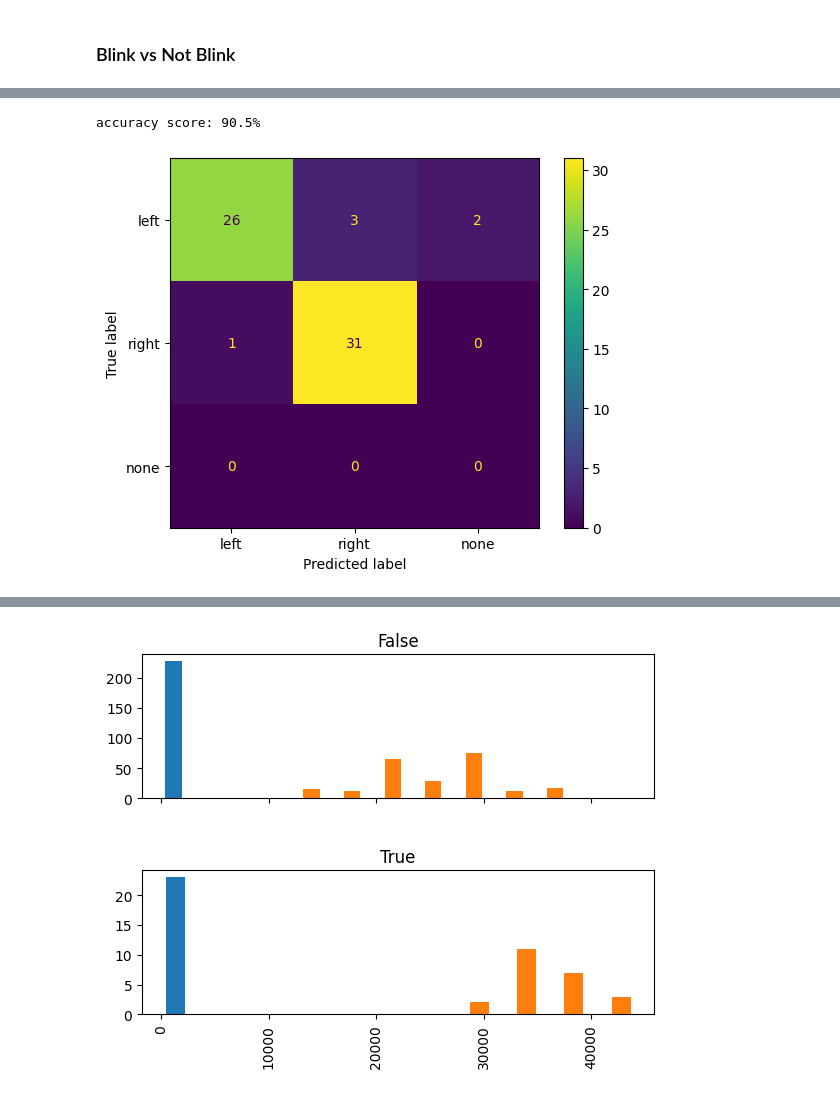
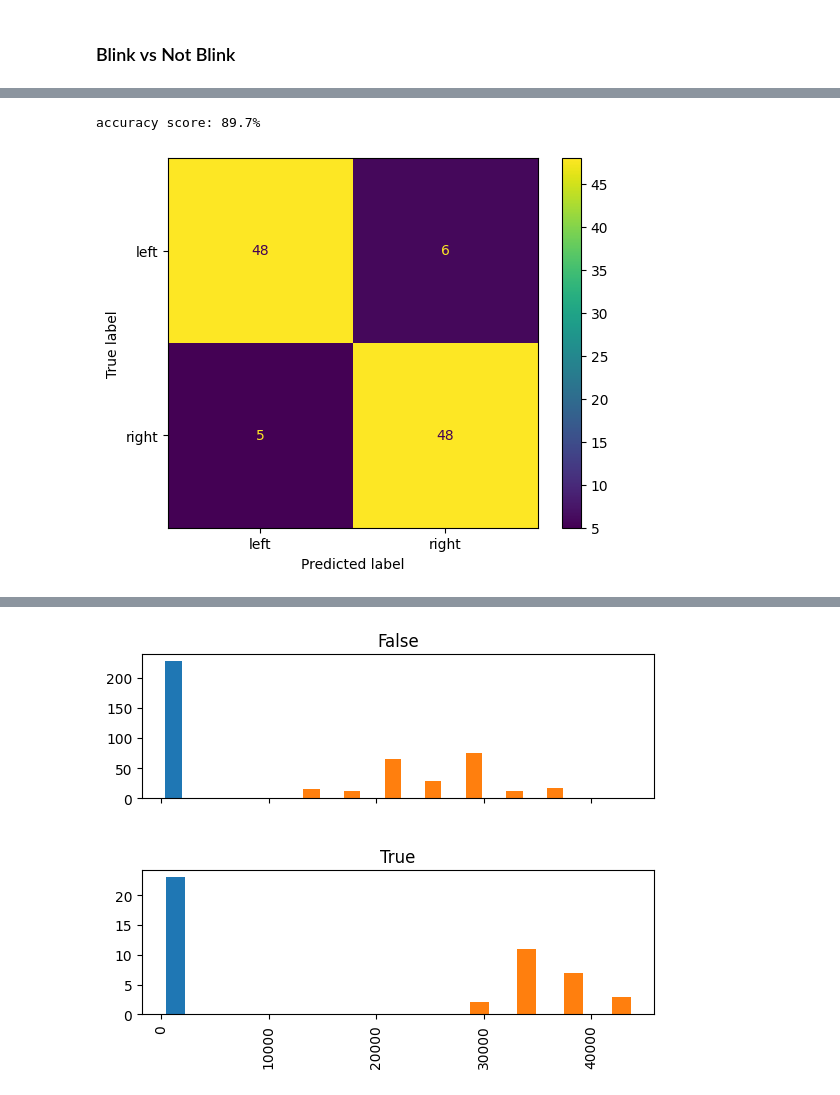
Before and after one commit to edward-ji/eyePlay, a Jupyter notebook: analysis/event.ipynb, the cells around one changed output, grey strips where cells are left out. Saved outputs shown, nothing was run; the diff lists cells and outputs as text; code cells hidden in the pictures.

```diff
--- a/analysis/event.ipynb
+++ b/analysis/event.ipynb
@@ -82,19 +109,3 @@ for path in tqdm(data_paths):
     where.parent.mkdir(parents=True, exist_ok=True)
     fig.savefig(where)
     plt.close()
-# %%
-from tqdm.auto import tqdm
-
-figure_dir = Path("figure/week11/")
-week11_paths = list(filter(lambda path: "week11" in str(path), data_paths))
-
-for path in tqdm(week11_paths):
-    fig, ax = plt.subplots(figsize=(12, 4))
-    time, amp, laps = load_data(path)
-    plot_data(time, amp, laps)
-    plt.hlines(625, 0, np.max(time), color="r")
-    ax.set_title(path.stem)
-    where = figure_dir / path.relative_to(data_dir).with_suffix(".png")
-    where.parent.mkdir(parents=True, exist_ok=True)
-    fig.savefig(where)
-    plt.close()
@@ -233,21 +228,3 @@ def predict_event(time, amp,
             yield min(window_time), max(window_time)
             for _ in range(event_skip):
                 next(windows, None)
-# %%
-def classifier(amp):
-    return np.var(amp) > 250
-
-time, amp, laps = load_data(Path("./data/week9/2204looklefts1.csv"))
-
-threshold = np.std(amp)
-
-events = [*predict_event(time, amp,
-                         classifier,
-                         window_sec=1.0,
-                         window_inc=0.1,
-                         event_skip=0)]
-plt.figure(figsize=(12, 4))
-for event_start, event_end in events:
-    plt.vlines(event_end, min(amp), max(amp), color="limegreen")
-plot_data(time, amp, laps)
-plt.show()
@@ -540,33 +446,30 @@ plt.show()
 # %%
 from sklearn.metrics import ConfusionMatrixDisplay, accuracy_score, confusion_matrix
 
-clip_lr_df = clip_df[(clip_df["week"].isin([9, 10, 11]))
-    & (~clip_df["label"].isin(["test", "no"]))
-    & (~clip_df["double"])
-    & (clip_df["label"].isin(["left", "right"]))].reset_index()
+clip_lr_df = clip_df[clip_df["label"].isin(["left", "right"])].reset_index()
 
 # the nodes are swapped in some weeks
 clip_lr_df.loc[clip_lr_df["week"].isin([6]), "label"] = \
     clip_lr_df.loc[clip_lr_df["week"].isin([6]), "label"].map(
         {"left": "right", "right": "left"}.get)
 
 amps = clip_lr_df[["amp"]]
 label = clip_lr_df["label"].astype("category")
 
 def lr_classify(amp):
     high_peaks, _ = find_peaks(amp, prominence=50)
     low_peaks, _ = find_peaks(-amp, prominence=50)
     if len(high_peaks) and len(low_peaks):
         return ["left", "right"][int(np.mean(high_peaks) < np.mean(low_peaks))]
     else:
-        return "none"
+        return "left"
 
 prediction = amps.map(lr_classify).astype("category")
 
 print(f"accuracy score: {accuracy_score(label, prediction):.1%}")
-cm = confusion_matrix(label, prediction, labels=["left", "right", "none"])
-ConfusionMatrixDisplay(cm, display_labels=["left", "right", "none"]).plot()
+cm = confusion_matrix(label, prediction, labels=["left", "right"])
+ConfusionMatrixDisplay(cm, display_labels=["left", "right"]).plot()
 plt.show()
 # %% [output]
-accuracy score: 90.5%
+accuracy score: 89.7%
-[figure, old version]
+[figure, new version]
```
Also changed, not shown: parts of 36 cells of this notebook, 3 other files.
